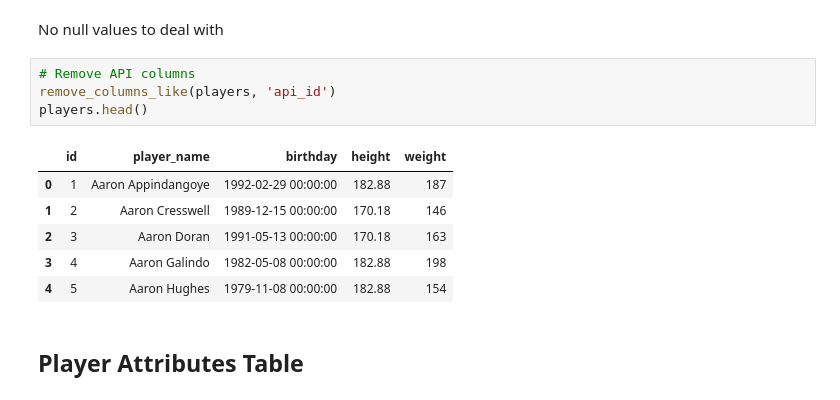
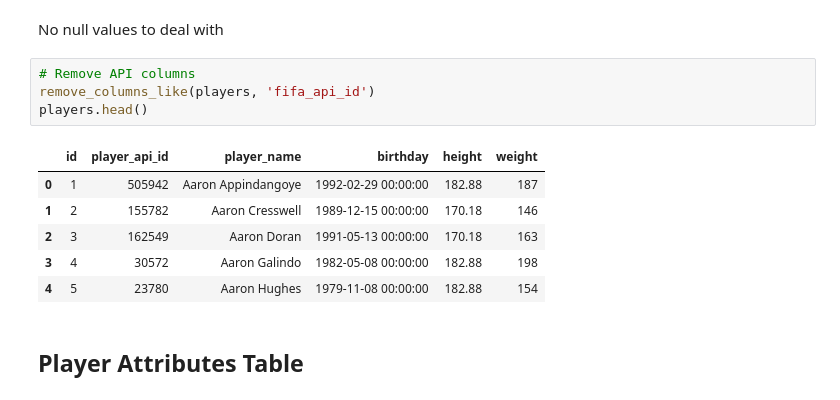
Before and after one commit to isados/european-soccer, a Jupyter notebook: preprocessing.ipynb, the cells around one changed output. Saved outputs shown, nothing was run; the diff lists cells and outputs as text.

```diff
--- a/preprocessing.ipynb
+++ b/preprocessing.ipynb
@@ -70,15 +70,15 @@ memory usage: 605.0+ KB
 No null values to deal with
 # %%
 # Remove API columns
-remove_columns_like(players, 'api_id')
+remove_columns_like(players, 'fifa_api_id')
 players.head()
 # %% [output]
-|  | id | player_name | birthday | height | weight |
-| 0 | 1 | Aaron Appindangoye | 1992-02-29 00:00:00 | 182.88 | 187 |
-| 1 | 2 | Aaron Cresswell | 1989-12-15 00:00:00 | 170.18 | 146 |
-| 2 | 3 | Aaron Doran | 1991-05-13 00:00:00 | 170.18 | 163 |
-| 3 | 4 | Aaron Galindo | 1982-05-08 00:00:00 | 182.88 | 198 |
-| 4 | 5 | Aaron Hughes | 1979-11-08 00:00:00 | 182.88 | 154 |
+|  | id | player_api_id | player_name | birthday | height | weight |
+| 0 | 1 | 505942 | Aaron Appindangoye | 1992-02-29 00:00:00 | 182.88 | 187 |
+| 1 | 2 | 155782 | Aaron Cresswell | 1989-12-15 00:00:00 | 170.18 | 146 |
+| 2 | 3 | 162549 | Aaron Doran | 1991-05-13 00:00:00 | 170.18 | 163 |
+| 3 | 4 | 30572 | Aaron Galindo | 1982-05-08 00:00:00 | 182.88 | 198 |
+| 4 | 5 | 23780 | Aaron Hughes | 1979-11-08 00:00:00 | 182.88 | 154 |
 # %% [markdown]
 ## Player Attributes Table
 # %%
```
Also changed, not shown: parts of 8 cells of this notebook, 2 other files.
